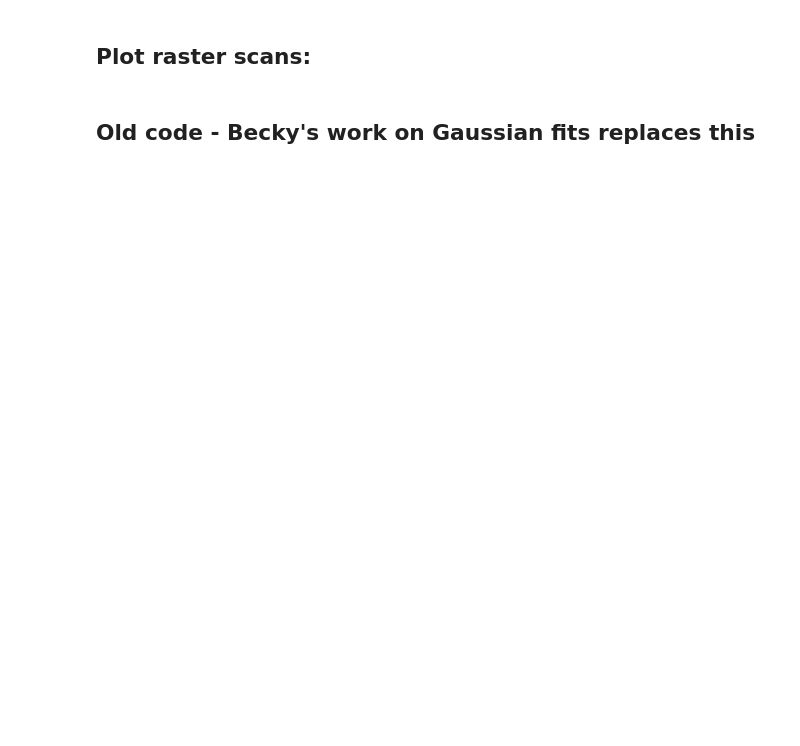
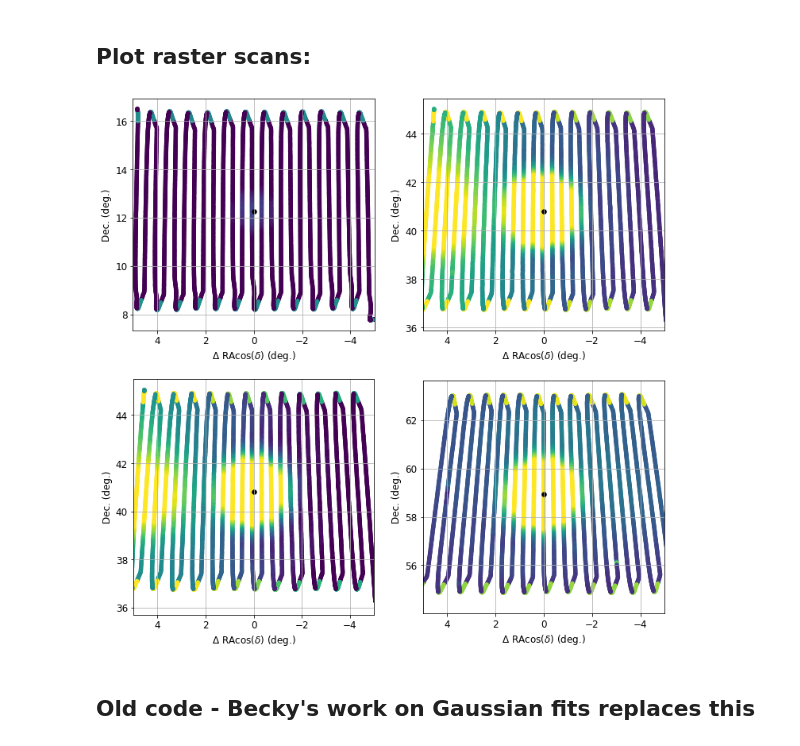
Before and after one commit to aordog/dva_pipeline, a Jupyter notebook: dva_survey_daily_files_rasterscans.ipynb, the cells around one changed output. Drawn from its saved outputs; the diff is of its cells as text; code cells hidden in the pictures; blank space fills up the shorter version.

Commit message:
add option of more than one raster scans per evening/morning

```diff
--- a/dva_survey_daily_files_rasterscans.ipynb
+++ b/dva_survey_daily_files_rasterscans.ipynb
@@ -100,0 +216,19 @@ t_plt_rast2 = Time(t_rast2, format='isot',scale='utc').mjd
+# %%
+ra_rast1_deg = []
+t_plt_rast1 = []
+
+ra_rast2_deg = []
+t_plt_rast2 = []
+
+for i in range(0,Ne):
+
+    ra_rast1_deg.append(ra_rast1[i]*360./24.)
+    t_plt_rast1.append(Time(t_rast1[i], format='isot',scale='utc').mjd)
+
+for i in range(0,Nm):
+
+    ra_rast2_deg.append(ra_rast2[i]*360./24.)
+    t_plt_rast2.append(Time(t_rast2[i], format='isot',scale='utc').mjd)
+
+print(t_plt_rast1)
+print(t_plt_rast2)
@@ -149,3 +244,68 @@ plt.tight_layout()
+# %%
+fs = 12
+freq_plt = 650. # in MHz
+df = freq_rast[1]-freq_rast[0]
+wf = np.where(abs(freq_rast-freq_plt)<df)[0][0]
+
+if (Ne > 1 or Nm > 1):
+    fig1, axs = plt.subplots(2,2,figsize=(12,12))
+    for i in range(0,2):
+
+        t1_plt = Time(raster1_start[i], format='isot',scale='utc').mjd
+        t2_plt = Time(raster1_stop[i], format='isot',scale='utc').mjd
+        wplt1 = np.where((t_plt_rast1[i] >= t1_plt) & (t_plt_rast1[i] <= t2_plt))
+
+        plot1 = axs[i,0].scatter( (ra_rast1_deg[i][wplt1]-RA1[i])*np.cos(dec_rast1[i][wplt1]*np.pi/180.), dec_rast1[i][wplt1],
+                                s=20,c=10.*np.log10(LL_rast1[i][wplt1,wf]),cmap='viridis',vmin=72, vmax=74)
+        axs[i,0].scatter(0,DEC1[i],s=30,color='black')
+
+
+        t1_plt = Time(raster2_start[i], format='isot',scale='utc').mjd
+        t2_plt = Time(raster2_stop[i], format='isot',scale='utc').mjd
+        wplt2 = np.where((t_plt_rast2[i] >= t1_plt) & (t_plt_rast2[i] <= t2_plt))
+
+        plot2 = axs[i,1].scatter( (ra_rast2_deg[i][wplt2]-RA2[i])*np.cos(dec_rast2[i][wplt2]*np.pi/180.), dec_rast2[i][wplt2],
+                                s=20,c=10.*np.log10(LL_rast2[i][wplt2,wf]),cmap='viridis',vmin=72, vmax=74)
+        axs[i,1].scatter(0,DEC2[i],s=30,color='black')
+
+        for j in range(0,2):
+            axs[i,j].set_xlabel('$\Delta$ RAcos($\delta$) (deg.)',fontsize=fs)
+            axs[i,j].set_ylabel('Dec. (deg.)',fontsize=fs)
+            axs[i,j].tick_params(axis="x", labelsize=fs)
+            axs[i,j].tick_params(axis="y", labelsize=fs)
+            axs[i,j].set_xlim(5,-5)
+            axs[i,j].set(aspect='equal')
+            axs[i,j].grid()
+
+
+else:
+    fig1, axs = plt.subplots(1,2,figsize=(12,6))
+    t1_plt = Time(raster1_start[0], format='isot',scale='utc').mjd
+    t2_plt = Time(raster1_stop[0], format='isot',scale='utc').mjd
+    wplt1 = np.where((t_plt_rast1[0] >= t1_plt) & (t_plt_rast1[0] <= t2_plt))
+    t1_plt = Time(raster2_start[0], format='isot',scale='utc').mjd
+    t2_plt = Time(raster2_stop[0], format='isot',scale='utc').mjd
+    wplt2 = np.where((t_plt_rast2[0] >= t1_plt) & (t_plt_rast2[0] <= t2_plt))
+    dB1 = 68
+    dB2 = 74
+    plot1 = axs[0].scatter( (ra_rast1_deg[0][wplt1]-RA1[0])*np.cos(dec_rast1[0][wplt1]*np.pi/180.), dec_rast1[0][wplt1],
+                            s=20,c=10.*np.log10(LL_rast1[0][wplt1,wf]),cmap='viridis',vmin=73, vmax=79)
+    axs[0].scatter(0,DEC1[0],s=30,color='black')
+
+    plot2 = axs[1].scatter( (ra_rast2_deg[0][wplt2]-RA2[0])*np.cos(dec_rast2[0][wplt2]*np.pi/180.), dec_rast2[0][wplt2],
+            s=20,c=10.*np.log10(LL_rast2[0][wplt2,wf]),cmap='viridis',vmin=72, vmax=77)
+    axs[1].scatter(0,DEC2,s=30,color='black')
+
+    for i in range(0,2):
+        axs[i].set_xlabel('$\Delta$ RAcos($\delta$) (deg.)',fontsize=fs)
+        axs[i].set_ylabel('Dec. (deg.)',fontsize=fs)
+        axs[i].tick_params(axis="x", labelsize=fs)
+        axs[i].tick_params(axis="y", labelsize=fs)
+        axs[i].set_xlim(5,-5)
+        axs[i].set(aspect='equal')
+        axs[i].grid()
+# %% [output]
+[figure, added]
 # %% [markdown]
 ## Old code - Becky's work on Gaussian fits replaces this
 # %%
```
Also changed, not shown: parts of 10 cells of this notebook.
